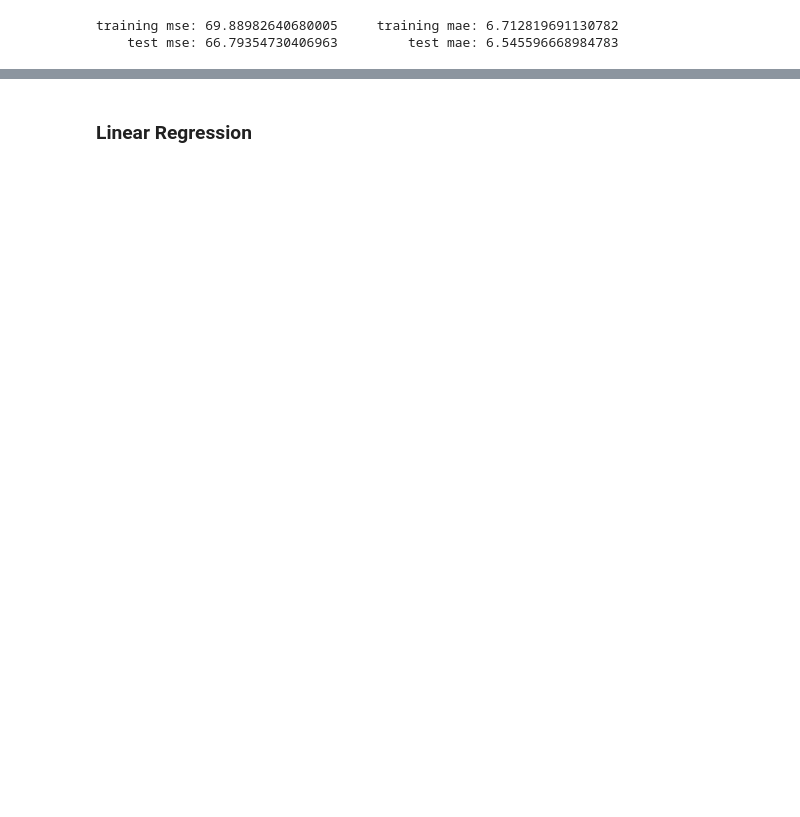
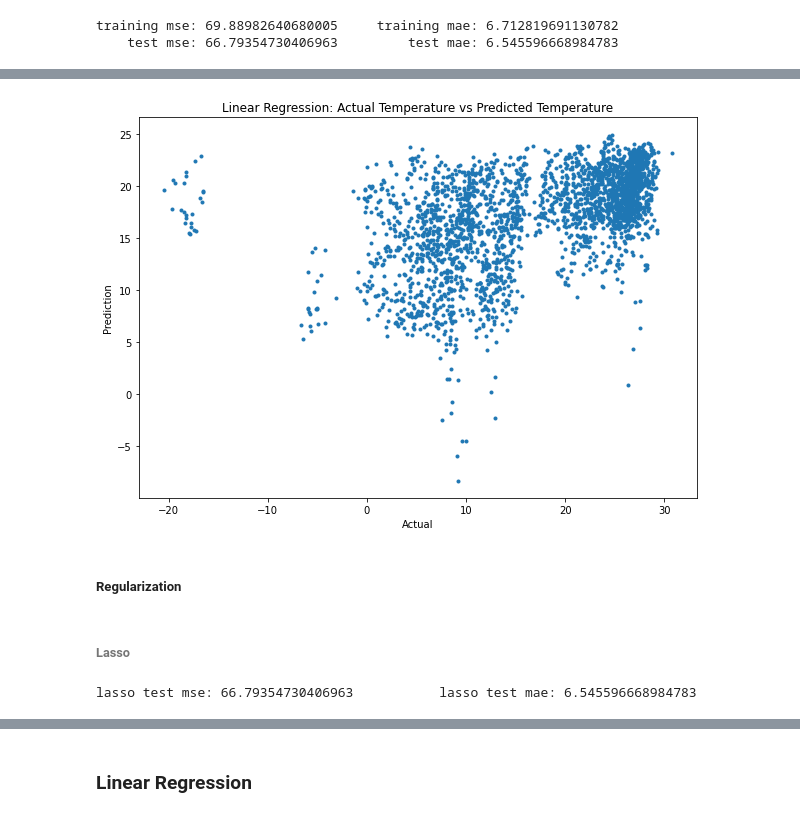
Before and after one commit to sumants-dev/CIS545-Project, a Jupyter notebook: global_temp_modelling.ipynb, the cells around one changed output, grey strips where cells are left out. Cells and saved outputs as stored; diff of their text form; code cells hidden in the pictures; blank space fills up the shorter version.

```diff
--- a/global_temp_modelling.ipynb
+++ b/global_temp_modelling.ipynb
@@ -512,0 +175,24 @@ plt.show()
+# %%
+plt.figure(figsize=(10, 7))
+plt.scatter(lr_df['AvgYearlyTemp'], lr_df['prediction'], marker = '.')
+plt.xlabel('Actual')
+plt.ylabel('Prediction')
+plt.title("Linear Regression: Actual Temperature vs Predicted Temperature")
+plt.show()
+# %% [output]
+[figure, added]
+# %% [markdown]
+##### Regularization
+# %% [markdown]
+###### Lasso
+# %%
+# LASSO L1
+lasso = LinearRegression(featuresCol='features',labelCol='AvgYearlyTemp',maxIter=10, regParam=0, elasticNetParam = 1)
+lassoModel = lasso.fit(train_sdf)
+prediction = lassoModel.transform(train_sdf)
+lasso_test_prediction = lassoModel.transform(test_sdf)
+l1_mse = evaluator.evaluate(lasso_test_prediction, {evaluator.metricName: "mse"})
+l1_mae = evaluator.evaluate(lasso_test_prediction, {evaluator.metricName: "mae"})
+print("lasso test mse:",l1_mse, "          lasso test mae:", l1_mae)
+# %% [output]
+lasso test mse: 66.79354730406963           lasso test mae: 6.545596668984783
```
Also changed, not shown: parts of 174 cells of this notebook.
